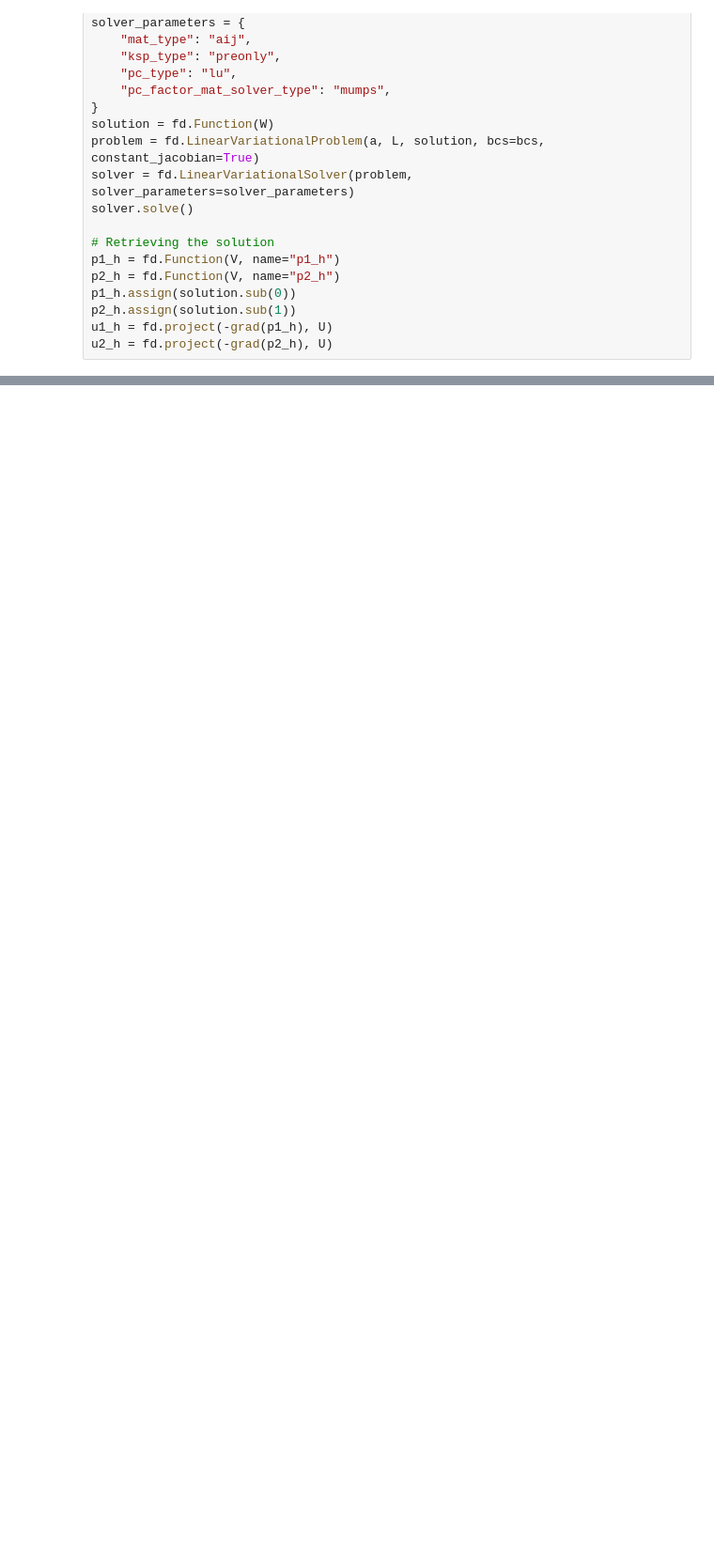
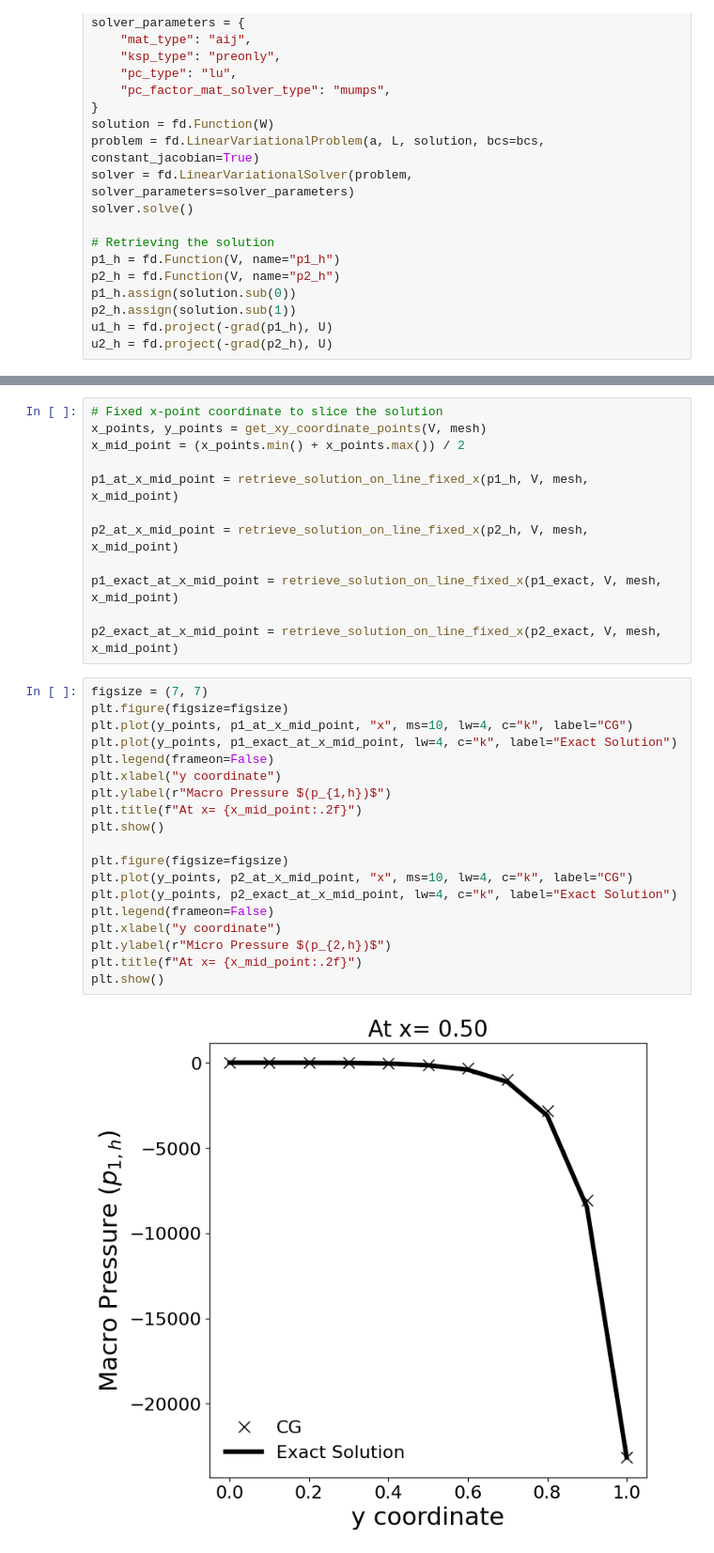
Before and after one commit to ThermoPhase-FCSRG/perphil, a Jupyter notebook: notebooks/conforming-galerkin-fem-operator-splitting.ipynb, the cells around one changed output, grey strips where cells are left out. Shown at 94% size. Saved outputs shown, nothing was run; the diff lists cells and outputs as text; blank space fills up the shorter version.

```diff
--- a/notebooks/conforming-galerkin-fem-operator-splitting.ipynb
+++ b/notebooks/conforming-galerkin-fem-operator-splitting.ipynb
@@ -223,0 +227,33 @@ plt.show()
+# %%
+# Fixed x-point coordinate to slice the solution
+x_points, y_points = get_xy_coordinate_points(V, mesh)
+x_mid_point = (x_points.min() + x_points.max()) / 2
+
+p1_at_x_mid_point = retrieve_solution_on_line_fixed_x(p1_h, V, mesh, x_mid_point)
+
+p2_at_x_mid_point = retrieve_solution_on_line_fixed_x(p2_h, V, mesh, x_mid_point)
+
+p1_exact_at_x_mid_point = retrieve_solution_on_line_fixed_x(p1_exact, V, mesh, x_mid_point)
+
+p2_exact_at_x_mid_point = retrieve_solution_on_line_fixed_x(p2_exact, V, mesh, x_mid_point)
+# %%
+figsize = (7, 7)
+plt.figure(figsize=figsize)
+plt.plot(y_points, p1_at_x_mid_point, "x", ms=10, lw=4, c="k", label="CG")
+plt.plot(y_points, p1_exact_at_x_mid_point, lw=4, c="k", label="Exact Solution")
+plt.legend(frameon=False)
+plt.xlabel("y coordinate")
+plt.ylabel(r"Macro Pressure $(p_{1,h})$")
+plt.title(f"At x= {x_mid_point:.2f}")
+plt.show()
+
+plt.figure(figsize=figsize)
+plt.plot(y_points, p2_at_x_mid_point, "x", ms=10, lw=4, c="k", label="CG")
+plt.plot(y_points, p2_exact_at_x_mid_point, lw=4, c="k", label="Exact Solution")
+plt.legend(frameon=False)
+plt.xlabel("y coordinate")
+plt.ylabel(r"Micro Pressure $(p_{2,h})$")
+plt.title(f"At x= {x_mid_point:.2f}")
+plt.show()
+# %% [output]
+[figure, added]
```
Also changed, not shown: parts of 6 cells of this notebook, 1 other file.
